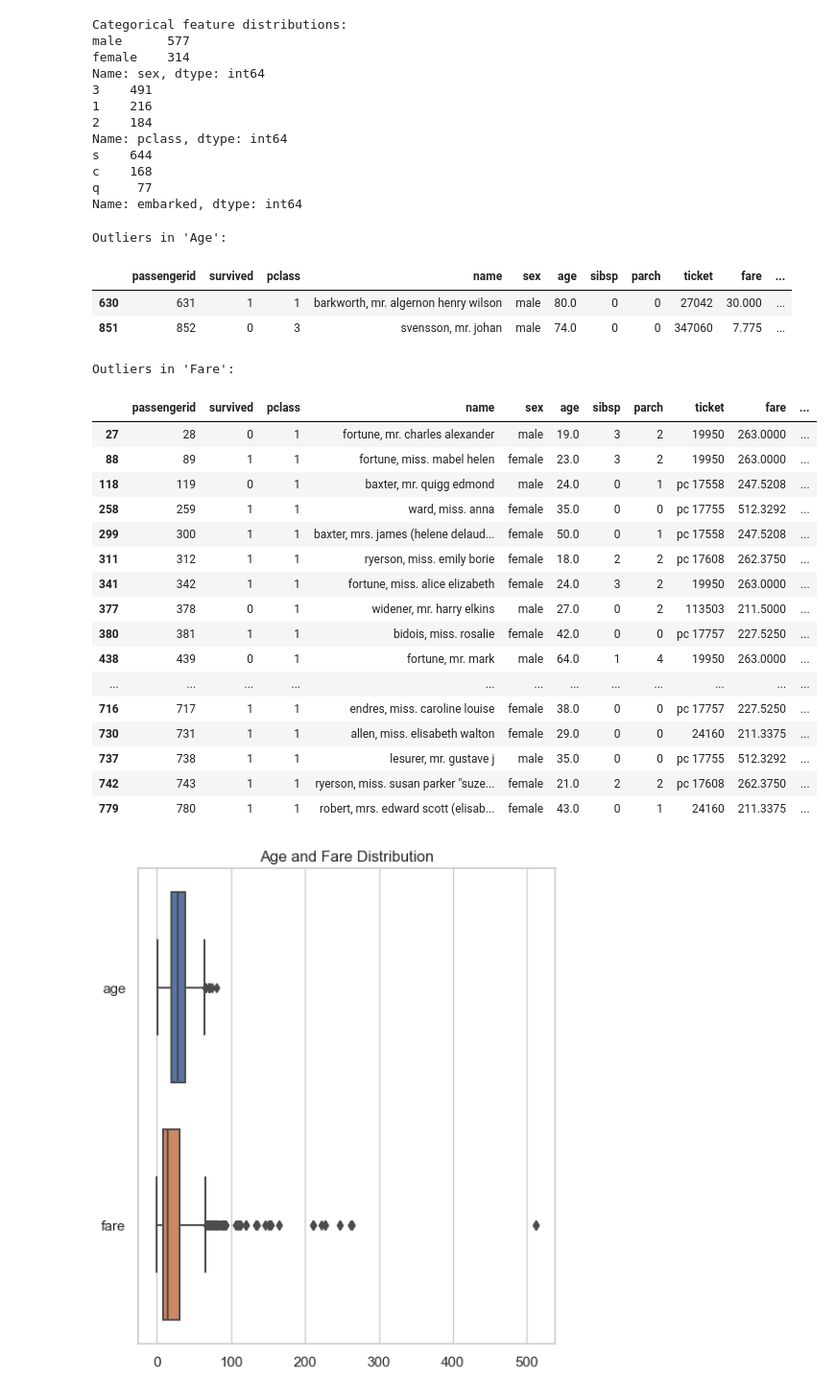
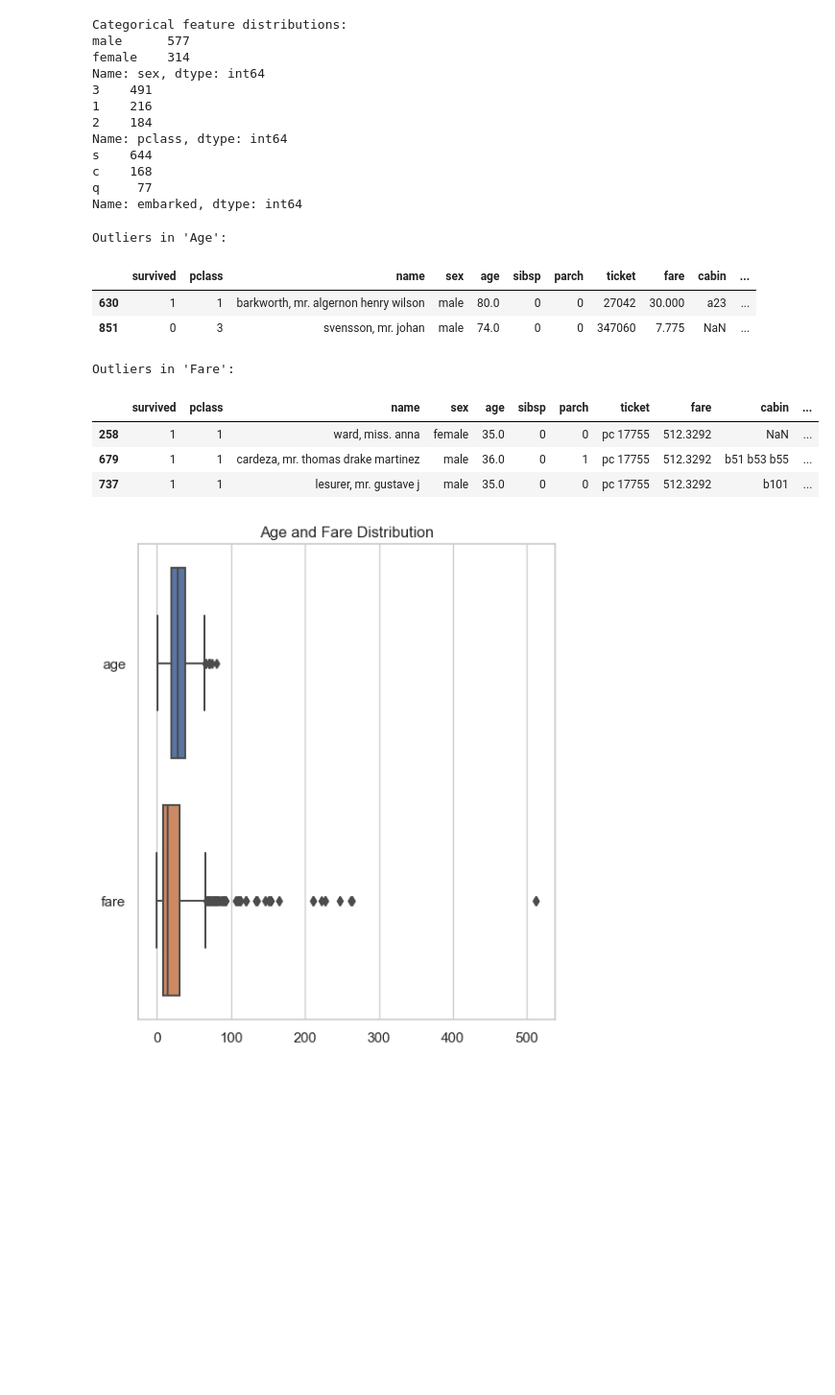
Before and after one commit to ErikaMelt/data-ship-api, a Jupyter notebook: notebooks/eda.ipynb, the cells around one changed output. Shown: that part at 96% size. Saved outputs shown, nothing was run; the diff lists cells and outputs as text; code cells hidden in the pictures; blank space fills up the shorter version.

Commit message:
update eda document update column name

```diff
--- a/notebooks/eda.ipynb
+++ b/notebooks/eda.ipynb
@@ -141,3 +118,7 @@ train_df.head()
+# %%
+train_df = train_df.rename(columns={'embarked': 'embarked_port'})
+port_mapping = {'s': 'southampton', 'q': 'queenstown', 'c': 'cherbourg'}
+train_df['embarked_port'] = train_df['embarked_port'].map(port_mapping)
 # %%
 train_df.info()
 # %% [output]
@@ -162,0 +145,3 @@ memory usage: 83.7+ KB
+# %%
+column_to_exclude = 'passengerid'
+train_df.drop('passengerid', inplace=True, axis=1)
@@ -270,31 +256,19 @@ print("Outliers in 'Age':")
 train_df[train_df['age'] > train_df['age'].mean() + 3 * train_df['age'].std()]
 # %% [output]
 Outliers in 'Age':
-|  | passengerid | survived | pclass | name | sex | age | sibsp | parch | ticket | fare | ... |
-| 630 | 631 | 1 | 1 | barkworth, mr. algernon henry wilson | male | 80.0 | 0 | 0 | 27042 | 30.000 | ... |
-| 851 | 852 | 0 | 3 | svensson, mr. johan | male | 74.0 | 0 | 0 | 347060 | 7.775 | ... |
+|  | survived | pclass | name | sex | age | sibsp | parch | ticket | fare | cabin | ... |
+| 630 | 1 | 1 | barkworth, mr. algernon henry wilson | male | 80.0 | 0 | 0 | 27042 | 30.000 | a23 | ... |
+| 851 | 0 | 3 | svensson, mr. johan | male | 74.0 | 0 | 0 | 347060 | 7.775 | NaN | ... |
 # %%
 print("Outliers in 'Fare':")
-train_df[train_df['fare'] > train_df['fare'].mean() + 3 * train_df['fare'].std()]
+fare_outliers = train_df[train_df['fare'] > train_df['fare'].mean() + 3 * train_df['fare'].std()]
+fare_outliers[fare_outliers.fare>300]
 # %% [output]
 Outliers in 'Fare':
-|  | passengerid | survived | pclass | name | sex | age | sibsp | parch | ticket | fare | ... |
-| 27 | 28 | 0 | 1 | fortune, mr. charles alexander | male | 19.0 | 3 | 2 | 19950 | 263.0000 | ... |
-| 88 | 89 | 1 | 1 | fortune, miss. mabel helen | female | 23.0 | 3 | 2 | 19950 | 263.0000 | ... |
-| 118 | 119 | 0 | 1 | baxter, mr. quigg edmond | male | 24.0 | 0 | 1 | pc 17558 | 247.5208 | ... |
-| 258 | 259 | 1 | 1 | ward, miss. anna | female | 35.0 | 0 | 0 | pc 17755 | 512.3292 | ... |
-| 299 | 300 | 1 | 1 | baxter, mrs. james (helene delaud... | female | 50.0 | 0 | 1 | pc 17558 | 247.5208 | ... |
-| 311 | 312 | 1 | 1 | ryerson, miss. emily borie | female | 18.0 | 2 | 2 | pc 17608 | 262.3750 | ... |
-| 341 | 342 | 1 | 1 | fortune, miss. alice elizabeth | female | 24.0 | 3 | 2 | 19950 | 263.0000 | ... |
-| 377 | 378 | 0 | 1 | widener, mr. harry elkins | male | 27.0 | 0 | 2 | 113503 | 211.5000 | ... |
-| 380 | 381 | 1 | 1 | bidois, miss. rosalie | female | 42.0 | 0 | 0 | pc 17757 | 227.5250 | ... |
-| 438 | 439 | 0 | 1 | fortune, mr. mark | male | 64.0 | 1 | 4 | 19950 | 263.0000 | ... |
-| ... | ... | ... | ... | ... | ... | ... | ... | ... | ... | ... | ... |
-| 716 | 717 | 1 | 1 | endres, miss. caroline louise | female | 38.0 | 0 | 0 | pc 17757 | 227.5250 | ... |
-| 730 | 731 | 1 | 1 | allen, miss. elisabeth walton | female | 29.0 | 0 | 0 | 24160 | 211.3375 | ... |
-| 737 | 738 | 1 | 1 | lesurer, mr. gustave j | male | 35.0 | 0 | 0 | pc 17755 | 512.3292 | ... |
-| 742 | 743 | 1 | 1 | ryerson, miss. susan parker "suze... | female | 21.0 | 2 | 2 | pc 17608 | 262.3750 | ... |
-| 779 | 780 | 1 | 1 | robert, mrs. edward scott (elisab... | female | 43.0 | 0 | 1 | 24160 | 211.3375 | ... |
+|  | survived | pclass | name | sex | age | sibsp | parch | ticket | fare | cabin | ... |
+| 258 | 1 | 1 | ward, miss. anna | female | 35.0 | 0 | 0 | pc 17755 | 512.3292 | NaN | ... |
+| 679 | 1 | 1 | cardeza, mr. thomas drake martinez | male | 36.0 | 0 | 1 | pc 17755 | 512.3292 | b51 b53 b55 | ... |
+| 737 | 1 | 1 | lesurer, mr. gustave j | male | 35.0 | 0 | 0 | pc 17755 | 512.3292 | b101 | ... |
 # %%
 import seaborn as sns
 import matplotlib.pyplot as plt
```
Also changed, not shown: parts of 11 cells of this notebook.
